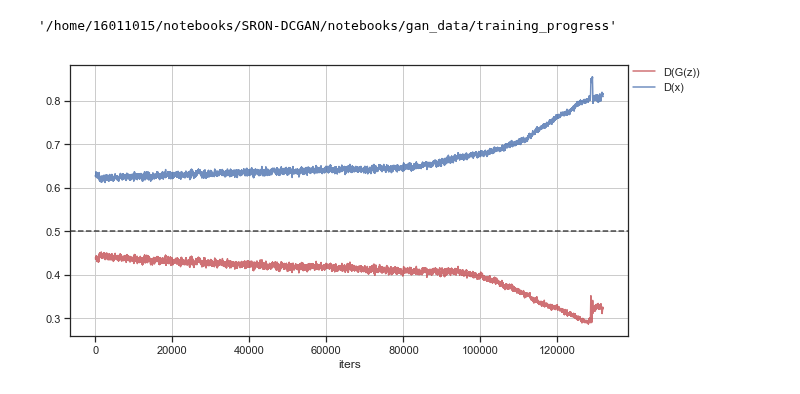
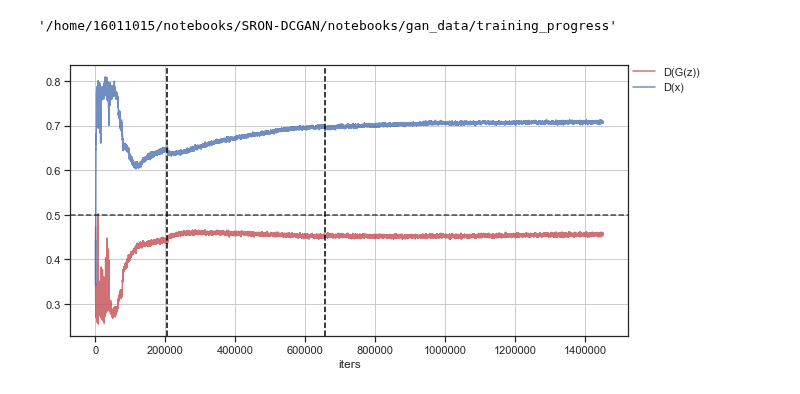
Before and after one commit to deKeijzer/SRON-DCGAN, a Jupyter notebook: notebooks/Progress viewer.ipynb, the cells around one changed output. Drawn from its saved outputs; the diff is of its cells as text; code cells hidden in the pictures.

Commit message:
Trained on v3 dataset (same bins as before, but scaled to -1 +1).

```diff
--- a/notebooks/Progress viewer.ipynb
+++ b/notebooks/Progress viewer.ipynb
@@ -35,7 +35,7 @@ pwd
 '/home/16011015/notebooks/SRON-DCGAN/notebooks/gan_data/training_progress'
 # %%
 def plot_progress():
-    n = 100 # 5000, plot every n-th point
+    n = 500 # 5000, plot every n-th point
 
     DGz = pd.DataFrame(arrays[0])
     Dx = pd.DataFrame(arrays[1])
@@ -83,9 +83,12 @@ def plot_progress():
     #plt.axvline(x=2.918e6,  color='black', linestyle='--', alpha=1)
 
 
-    """vlines for v2"""
-    # D2 -> D4
-    #plt.axvline(x=0.584e6,  color='black', linestyle='--', alpha=1)
+    """vlines for v3"""
+    # D3 -> D2
+    plt.axvline(x=205e3,  color='black', linestyle='--', alpha=1)
+
+    # 100k train images -> 1e6 train images.
+    plt.axvline(x=655e3,  color='black', linestyle='--', alpha=1)
 
 
 
@@ -95,16 +98,16 @@ def plot_progress():
 # %%
 while True:
     variable_names = ['d_fake', 'd_real']
     arrays = []
 
     """Load data"""
     for name in variable_names:
-        arrays.append(np.loadtxt(name+'_v2_test.txt'))
+        arrays.append(np.loadtxt(name+'_v3_test.txt'))
 
     """Plot progress"""
     clear_output()
     plot_progress()
 
     time.sleep(5)
 # %% [output]
-[figure, old version]
+[figure, new version]
```
Also changed, not shown: 12 other files.
